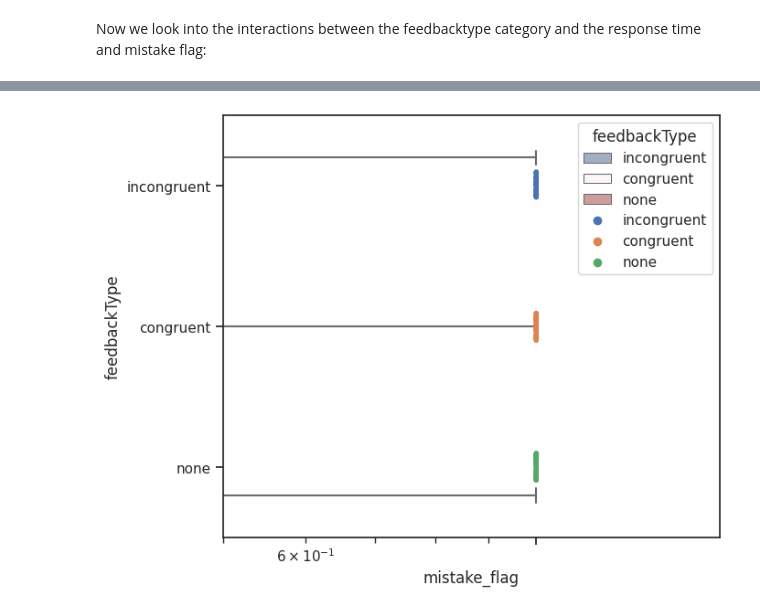
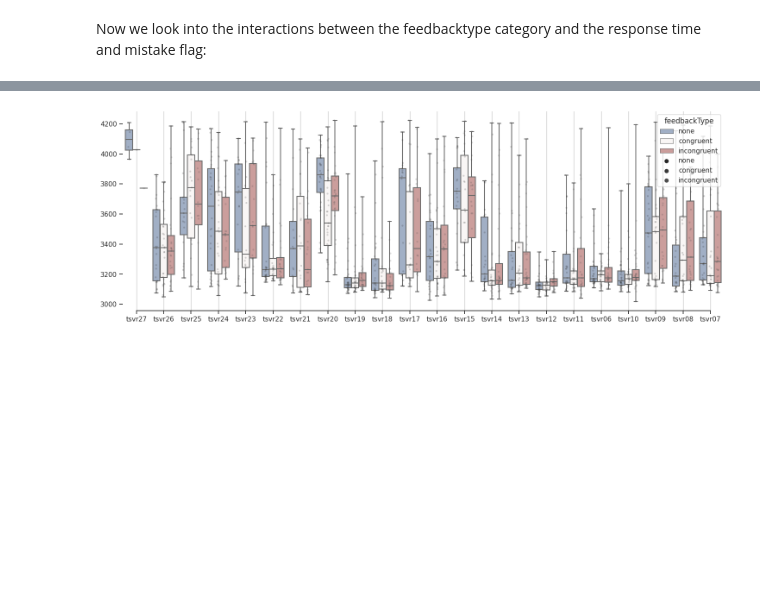
Before and after one commit to BenjaminDupre/m-b_thesis, a Jupyter notebook: Analysis/Analysis..ipynb, the cells around one changed output, grey strips where cells are left out. Saved outputs shown, nothing was run; the diff lists cells and outputs as text; code cells hidden in the pictures; blank space fills up the shorter version.

```diff
--- a/Analysis/Analysis..ipynb
+++ b/Analysis/Analysis..ipynb
@@ -311,30 +359,43 @@ On a first sight there are no big differences overall in reponse time. When look
 # %%
-# Group by 'mistake_flag' and calculate the sum of each group
-grouped = work_df.groupby('feedbackType')['mistake_flag'].sum().reset_index()
-
+work_df_no_outl = work_df[work_df['time_ms'] <= 4226]
 # Set the style of the graph
 sns.set_theme(style='ticks')
 
 # Initialize the figure with a logarithmic x-axis and specify the figure size
-fig, ax = plt.subplots(figsize=(7, 6))
-ax.set_xscale("log")
+fig, ax = plt.subplots(figsize=(18,6))
+#ax.set_yscale("log")
 
-# Plotting boxplot using the sum of 'time_ms' for each 'mistake_flag' group as x-axis
-sns.boxplot(
-    data=work_df, x='mistake_flag', y='feedbackType', hue="feedbackType",
-    palette="vlag", whis=[0, 100], width=0.6
+# Plotting boxplot
+box_plot = sns.boxplot(
+    data=work_df_no_outl, y='time_ms', x='ptcp', hue='feedbackType',
+    palette="vlag", whis=[0, 100],  showfliers=False
 )
+
+'''
+medians = work_df_no_outl.groupby(['feedbackType'])['time_ms'].median()
+medians = medians.reindex(index = ['none','congruent','incongruent'])
+vertical_offset = work_df_no_outl['time_ms'].median() * 0.05 # offset from median for display
+
+for xtick in box_plot.get_xticks():
+    box_plot.text(xtick,medians[xtick] + vertical_offset,medians[xtick],
+            horizontalalignment='center',size='x-small',color='b',weight='semibold')
+
+'''
+
 
 # Add points to show each observation
 sns.stripplot(
-    data=work_df, x='mistake_flag', y='feedbackType', hue="feedbackType", size=4
+    data=work_df_no_outl, y='time_ms', x='ptcp', hue='feedbackType', size=3, color=".3",alpha=0.2, dodge=True
 )
 
-# Set the x-axis labels and limits
-ax.set_xticklabels(['No Mistake', 'Mistake'])
-ax.set_xlim(0.5, 1.5)  # Adjust x-axis limits as needed
+
+# Set the x-axis limits to 2500 and 10000 ms
+#ax.set_xlim(2500, 10000)
 
 # Show the plot
-plt.show()
+ax.xaxis.grid(True)
+ax.set(ylabel="")
+ax.set(xlabel="")
+sns.despine(trim=True, left=True)
 # %% [output]
-[figure, old version]
+[figure, new version]
```
Also changed, not shown: parts of 6 cells of this notebook.
